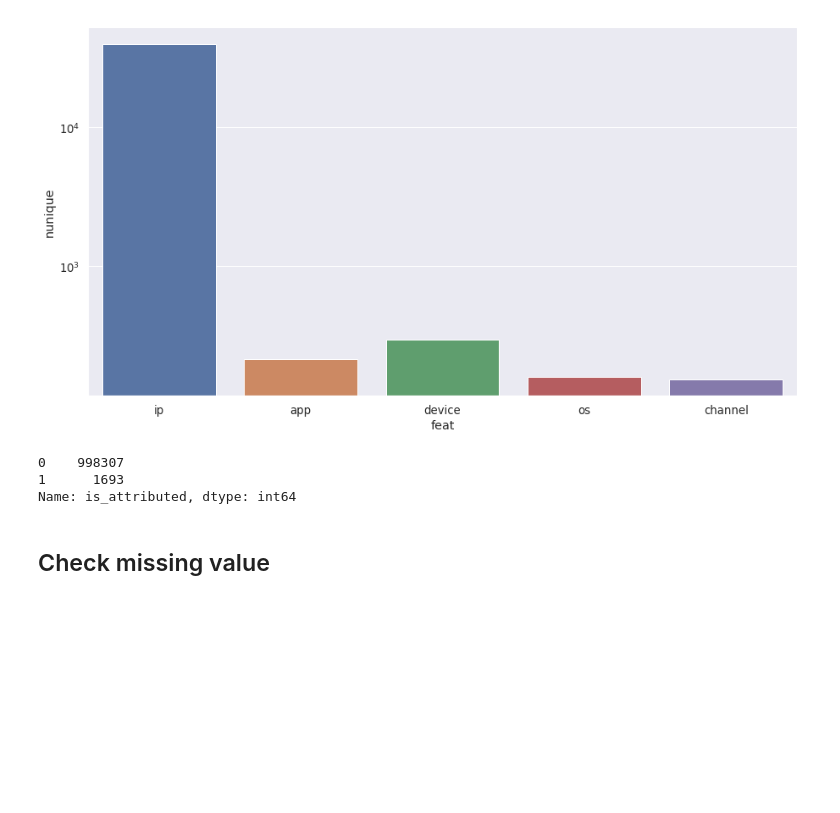
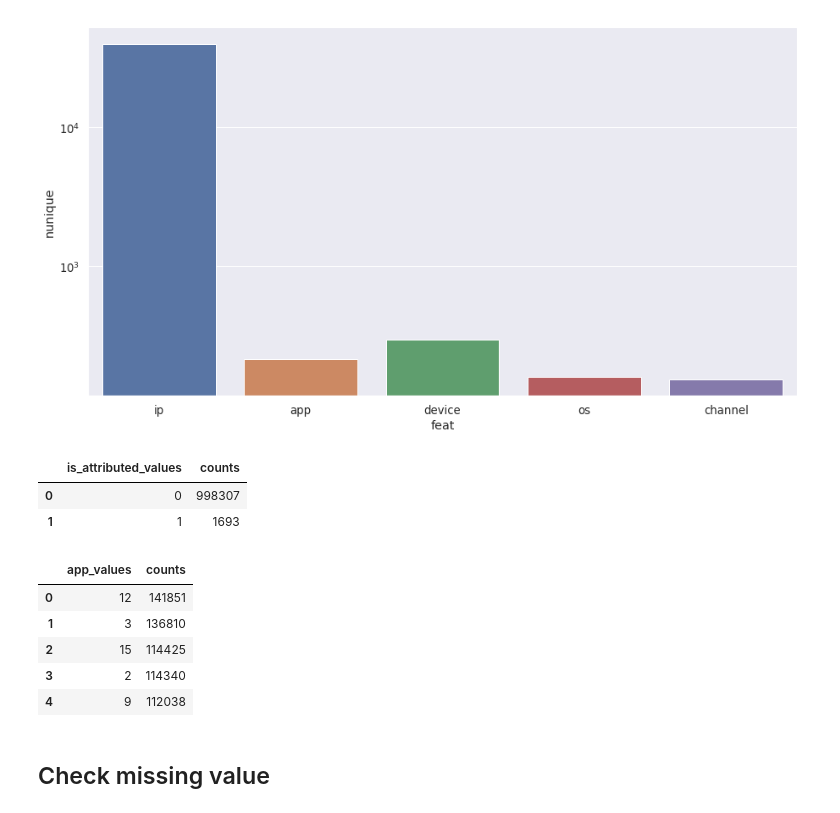
Before and after one commit to haataa/Talkingdata_Adtracking_Fraud_Detection, a Jupyter notebook: EDA.ipynb, the cells around one changed output. Saved outputs shown, nothing was run; the diff lists cells and outputs as text; code cells hidden in the pictures; blank space fills up the shorter version.

Commit message:
fix: check_cunique section

```diff
--- a/EDA.ipynb
+++ b/EDA.ipynb
@@ -149,14 +150,35 @@ sns.barplot(x="feat" ,y="nunique", data=df_nunique,log=True)
 # %% [output]
 <matplotlib.axes._subplots.AxesSubplot at 0x...>
 [figure]
-# %%
-# check target distribution
-# sample is highly unbalanced
-df_train['is_attributed'].value_counts()
-# %% [output]
-0    998307
-1      1693
-Name: is_attributed, dtype: int64
+# %%
+def feat_value_count(df,colname):
+    """value count of each feature
+
+    Args
+    df: data frame.
+    colname: string. Name of to be valued column
+
+    Returns
+    df_count: data frame.
+    """
+    df_count = df[colname].value_counts().to_frame().reset_index()
+    df_count = df_count.rename(columns={'index':colname+'_values',colname:'counts'})
+    return df_count
+# %%
+feat_value_count(df_train,'is_attributed')
+# %% [output]
+|  | is_attributed_values | counts |
+| 0 | 0 | 998307 |
+| 1 | 1 | 1693 |
+# %%
+feat_value_count(df_train,'app').head()
+# %% [output]
+|  | app_values | counts |
+| 0 | 12 | 141851 |
+| 1 | 3 | 136810 |
+| 2 | 15 | 114425 |
+| 3 | 2 | 114340 |
+| 4 | 9 | 112038 |
 # %% [markdown]
 ## Check missing value
 # %%
```
Also changed, not shown: parts of 1 cell of this notebook.
